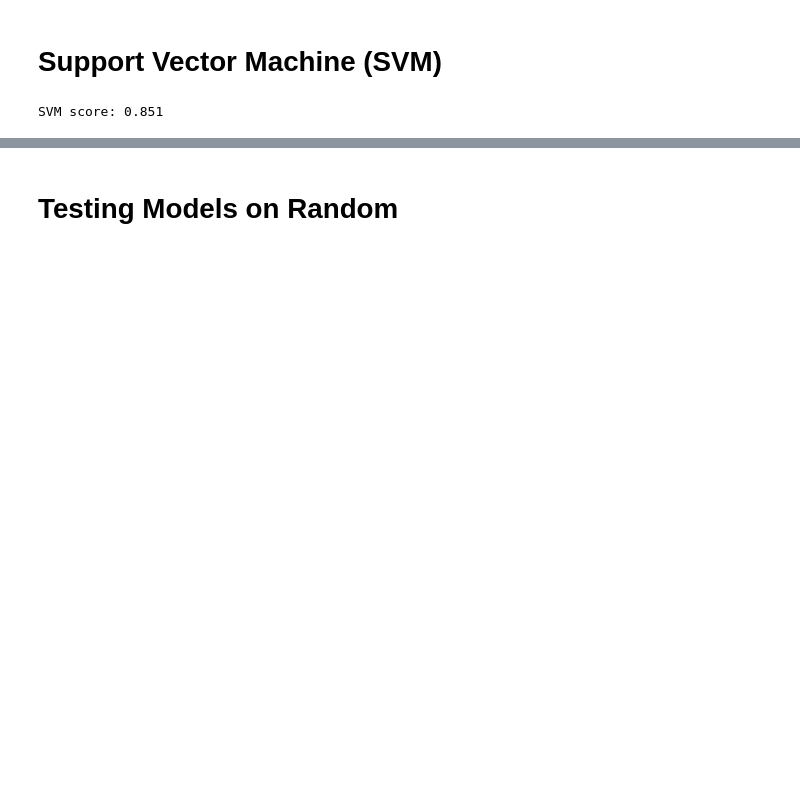
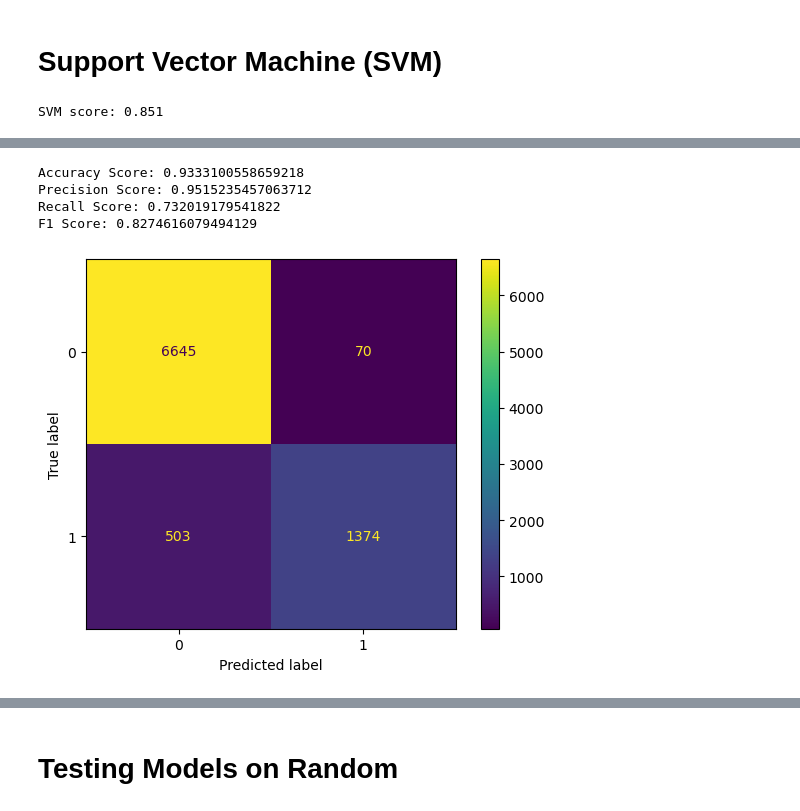
Before and after one commit to CarlosGG18/Credit-Risk-Analysis, a Jupyter notebook: Modeling.ipynb, the cells around one changed output, grey strips where cells are left out. Saved outputs shown, nothing was run; the diff lists cells and outputs as text; code cells hidden in the pictures; blank space fills up the shorter version.

```diff
--- a/Modeling.ipynb
+++ b/Modeling.ipynb
@@ -439,0 +525,8 @@ F1 Score: 0.6875
+# %%
+results(best_xgb_grid, X_test, y_test)
+# %% [output]
+Accuracy Score: 0.9333100558659218
+Precision Score: 0.9515235457063712
+Recall Score: 0.732019179541822
+F1 Score: 0.8274616079494129
+[figure, added]
```
Also changed, not shown: parts of 36 cells of this notebook.
